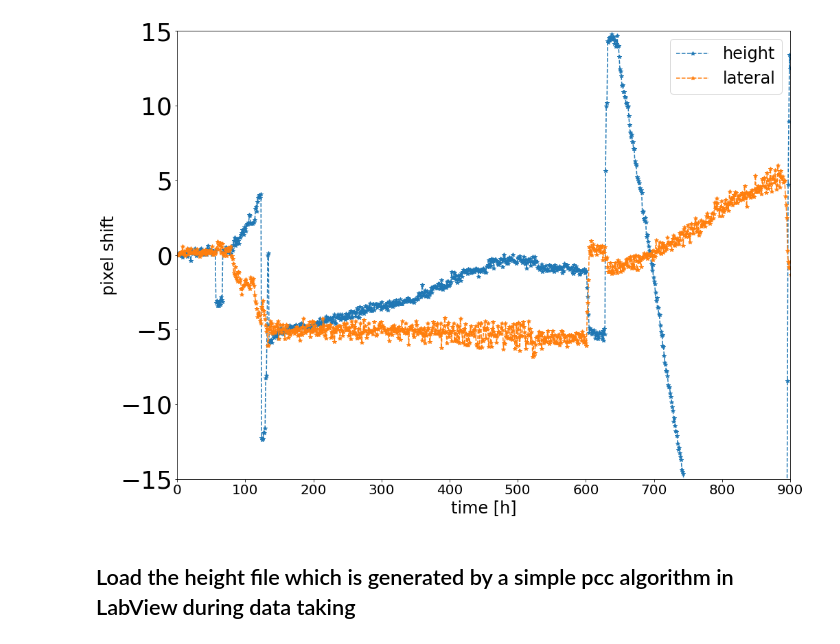
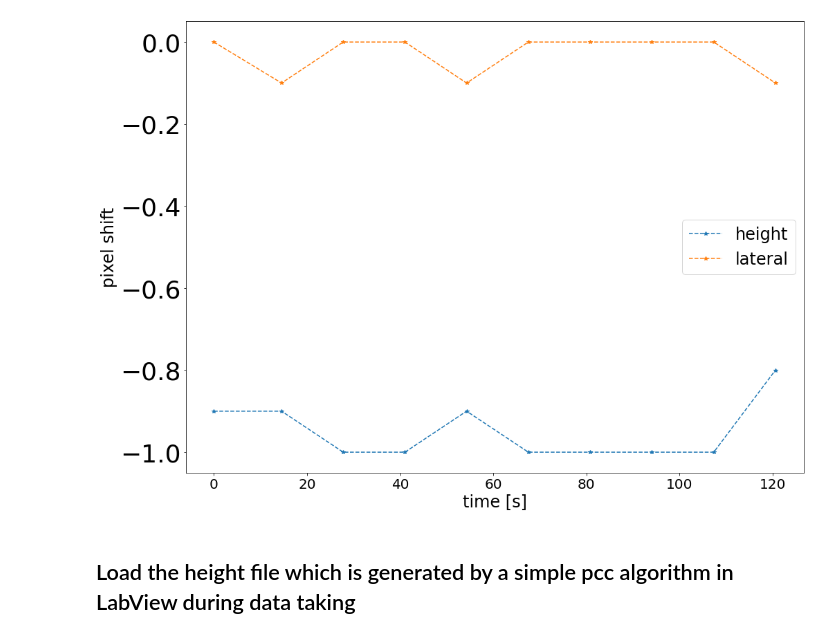
Before and after one commit to stanfordbeads/New_trap_code, a Jupyter notebook: Scripts/General_Height_Analysis_20210209.ipynb, the cells around one changed output. Saved outputs shown, nothing was run; the diff lists cells and outputs as text; code cells hidden in the pictures.

```diff
--- a/Scripts/General_Height_Analysis_20210209.ipynb
+++ b/Scripts/General_Height_Analysis_20210209.ipynb
@@ -7,31 +7,31 @@ plt.rcParams['xtick.labelsize'] = "small"
 plt.rcParams['ytick.labelsize'] = 36
 # %%
 # just select the path
-dir_path = "/home/data_transfer/slowcontrol_data/ImageData/HeightData/20210909/run/"
+dir_path = "/home/data_transfer/slowcontrol_data/ImageData/HeightData/20220509/Bead1/run/"
 heightFromTxt=np.load(dir_path+"height_info.npy")
 lateralFromTxt=np.load(dir_path+"lateral_info.npy")
 timeFromTxt=np.load(dir_path+"time_info.npy")
 # %%
 # pandas data frame (not really necessary here but doesn't hurt either)
 
 df_new = pd.DataFrame()
 df_new["Height"]=heightFromTxt
 df_new["Lateral"]=lateralFromTxt
 
 df_new["Time"]=(timeFromTxt-timeFromTxt[0])
 # plot
 # span can be used to average the files
-plt.plot(df_new.Height.ewm(span=1,adjust=True).mean(),label="height",linestyle="dashed",marker="*")
-plt.plot(df_new.Lateral.ewm(span=1,adjust=True).mean(),label="lateral",linestyle="dashed",marker="*")
+plt.plot(df_new["Time"],df_new.Height.ewm(span=1,adjust=True).mean(),label="height",linestyle="dashed",marker="*")
+plt.plot(df_new["Time"],df_new.Lateral.ewm(span=1,adjust=True).mean(),label="lateral",linestyle="dashed",marker="*")
 
 plt.ylabel("pixel shift")
-plt.xlabel("time [h]")
-plt.ylim(-15,15)
-plt.xlim(0,900)
+plt.xlabel("time [s]")
+#plt.ylim(-15,15)
+#plt.xlim(0,900)
 plt.legend()
 plt.show()
 # %% [output]
-[figure, old version]
+[figure, new version]
 # %% [markdown]
 ## Load the height file which is generated by a simple pcc algorithm in LabView during data taking
 # %%
```
Also changed, not shown: parts of 11 cells of this notebook, 31 other files.
